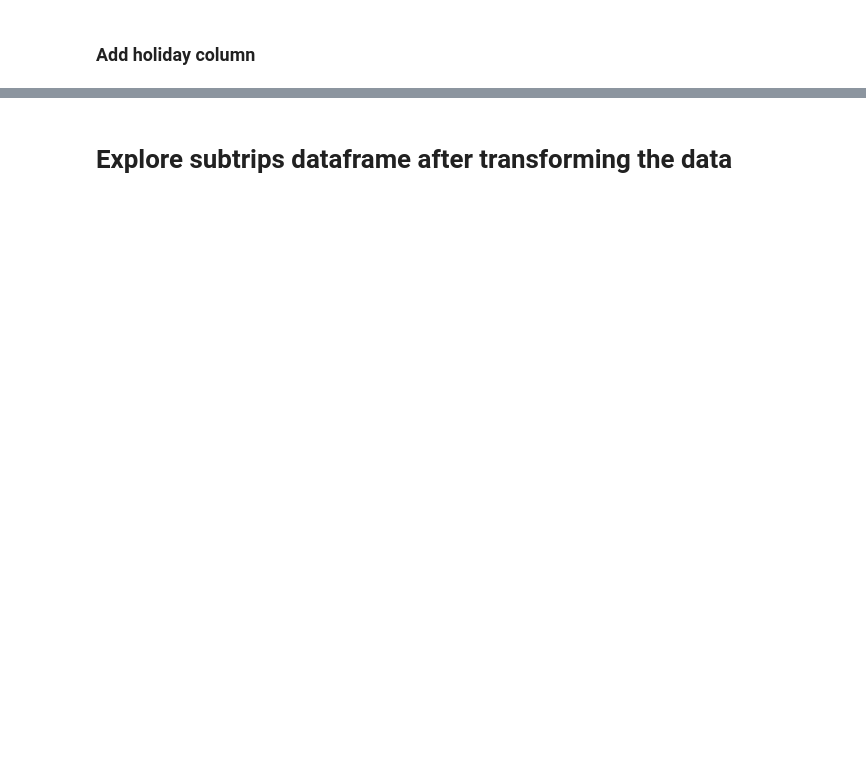
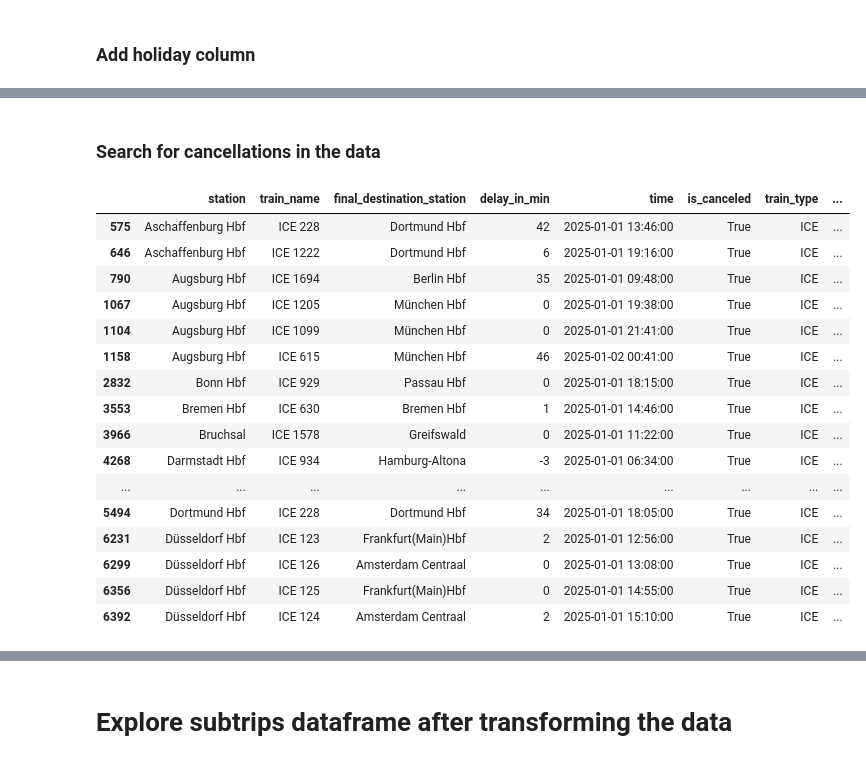
Before and after one commit to TheTastyHanuta/ML-4-B, a Jupyter notebook: src/exploration/exploration.ipynb, the cells around one changed output, grey strips where cells are left out. Saved outputs shown, nothing was run; the diff lists cells and outputs as text; code cells hidden in the pictures; blank space fills up the shorter version.

```diff
--- a/src/exploration/exploration.ipynb
+++ b/src/exploration/exploration.ipynb
@@ -132,3 +132,26 @@ df[(df['day'] == 18) & (df['month'] == 'April')].head(20)
 | 6883667 | Düsseldorf Hbf | S 6 | Köln-Mülheim | 41 | 2025-04-18 00:13:00 | False | S | ... |
 | 6883669 | Düsseldorf Hbf | ICE 524 | Dortmund Hbf | 45 | 2025-04-18 00:44:00 | False | ICE | ... |
 | 6883672 | Düsseldorf Hbf | ICE 542 | Köln Hbf | 46 | 2025-04-18 00:01:00 | False | ICE | ... |
+# %% [markdown]
+### Search for cancellations in the data
+# %%
+# Display all rows with where is_canceled is True and train type is ICE
+df[(df['is_canceled'] == True) & (df['train_type'] == 'ICE')].head(20)
+# %% [output]
+|  | station | train_name | final_destination_station | delay_in_min | time | is_canceled | train_type | ... |
+| 575 | Aschaffenburg Hbf | ICE 228 | Dortmund Hbf | 42 | 2025-01-01 13:46:00 | True | ICE | ... |
+| 646 | Aschaffenburg Hbf | ICE 1222 | Dortmund Hbf | 6 | 2025-01-01 19:16:00 | True | ICE | ... |
+| 790 | Augsburg Hbf | ICE 1694 | Berlin Hbf | 35 | 2025-01-01 09:48:00 | True | ICE | ... |
+| 1067 | Augsburg Hbf | ICE 1205 | München Hbf | 0 | 2025-01-01 19:38:00 | True | ICE | ... |
+| 1104 | Augsburg Hbf | ICE 1099 | München Hbf | 0 | 2025-01-01 21:41:00 | True | ICE | ... |
+| 1158 | Augsburg Hbf | ICE 615 | München Hbf | 46 | 2025-01-02 00:41:00 | True | ICE | ... |
+| 2832 | Bonn Hbf | ICE 929 | Passau Hbf | 0 | 2025-01-01 18:15:00 | True | ICE | ... |
+| 3553 | Bremen Hbf | ICE 630 | Bremen Hbf | 1 | 2025-01-01 14:46:00 | True | ICE | ... |
+| 3966 | Bruchsal | ICE 1578 | Greifswald | 0 | 2025-01-01 11:22:00 | True | ICE | ... |
+| 4268 | Darmstadt Hbf | ICE 934 | Hamburg-Altona | -3 | 2025-01-01 06:34:00 | True | ICE | ... |
+| ... | ... | ... | ... | ... | ... | ... | ... | ... |
+| 5494 | Dortmund Hbf | ICE 228 | Dortmund Hbf | 34 | 2025-01-01 18:05:00 | True | ICE | ... |
+| 6231 | Düsseldorf Hbf | ICE 123 | Frankfurt(Main)Hbf | 2 | 2025-01-01 12:56:00 | True | ICE | ... |
+| 6299 | Düsseldorf Hbf | ICE 126 | Amsterdam Centraal | 0 | 2025-01-01 13:08:00 | True | ICE | ... |
+| 6356 | Düsseldorf Hbf | ICE 125 | Frankfurt(Main)Hbf | 0 | 2025-01-01 14:55:00 | True | ICE | ... |
+| 6392 | Düsseldorf Hbf | ICE 124 | Amsterdam Centraal | 2 | 2025-01-01 15:10:00 | True | ICE | ... |
```
Also changed, not shown: parts of 8 cells of this notebook, 4 other files.
